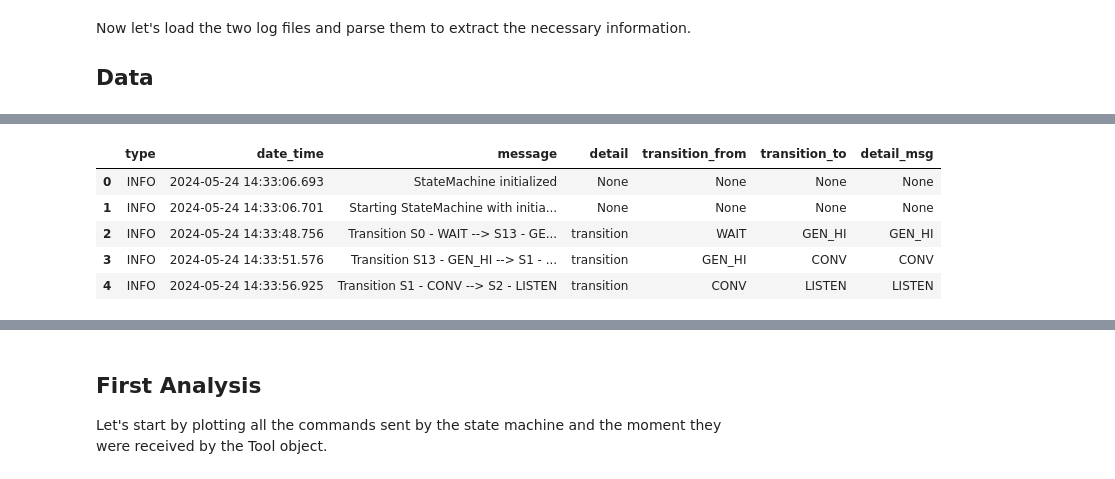
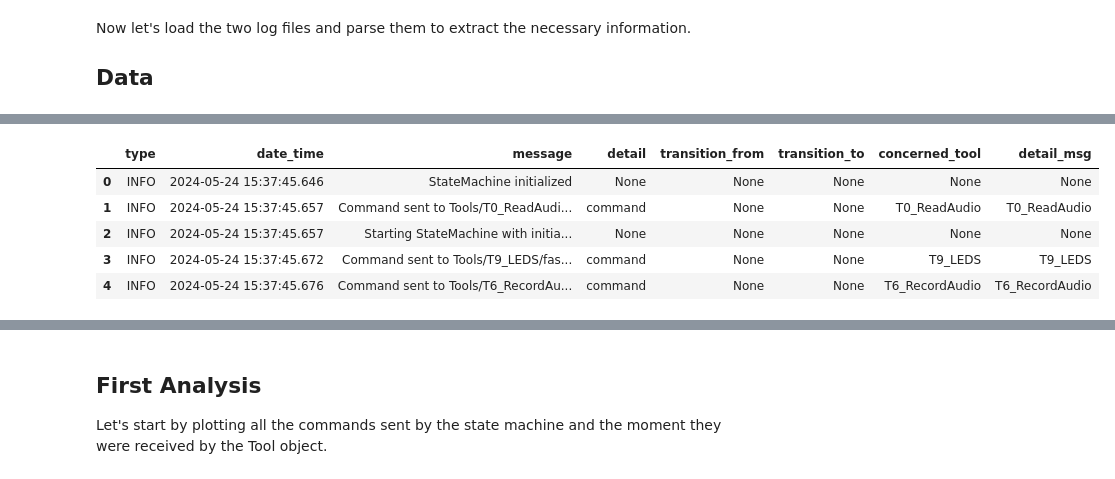
Before and after one commit to eliot-christon/robot-speech-to-speech, a Jupyter notebook: Tools/Evaluation/time_analysis/time_analysis.ipynb, the cells around one changed output, grey strips where cells are left out. Drawn from its saved outputs; the diff is of its cells as text; code cells hidden in the pictures.

```diff
--- a/Tools/Evaluation/time_analysis/time_analysis.ipynb
+++ b/Tools/Evaluation/time_analysis/time_analysis.ipynb
@@ -96,42 +96,45 @@ log_tool_df.head()
 
 def parse_tool_message(message):
     possible_tools = {"T0_ReadAudio", "T1_PersonRecognition", "T2_TextGeneration", "T3_TTS", "T4_ActionSelection", "T5_PerformAction", "T6_RecordAudio", "T7_CaptureImages", "T8_STT", "T9_LEDS", "T10_RetrieveAndAugment"}
     for tool in possible_tools:
         if tool in message:
             return tool
     return None
 
 log_tool_df["detail"] = np.where(log_tool_df["message"].str.contains("Executing command: stop"), "stop",
                                  np.where(log_tool_df["message"].str.contains("Executing command: start"), "start",
                                           np.where(log_tool_df["message"].str.contains("Finished."), "end",
                                           None)))
 log_tool_df["concerned_tool"] = log_tool_df["message"].apply(lambda x: parse_tool_message(x))
 log_tool_df["detail_msg"] = log_tool_df["concerned_tool"]
 
 # add column detail to log_sm_df with
 # - "transition" if "Transition" in message
 # add column transition_from and transition_to with the from and to states
 
 def parse_transition_message(message):
     if not 'Transition' in message:
         return None, None
     parts = message.split()
     return parts[3], parts[7]
 
-log_sm_df["detail"] = np.where(log_sm_df["message"].str.contains("Transition"), "transition", None)
+# transition if Transition in message, Command if Command in message
+log_sm_df["detail"] = np.where(log_sm_df["message"].str.contains("Transition"), "transition",
+                                 np.where(log_sm_df["message"].str.contains("Command"), "command",None))
 log_sm_df["transition_from"] = log_sm_df["message"].apply(lambda x: parse_transition_message(x)[0] if x is not None else None)
 log_sm_df["transition_to"] = log_sm_df["message"].apply(lambda x: parse_transition_message(x)[1] if x is not None else None)
-# detail_msg column being transition FROM - TO if detail is transition
-log_sm_df["detail_msg"] = log_sm_df["transition_to"]
+log_sm_df["concerned_tool"] = log_sm_df["message"].apply(lambda x: parse_tool_message(x))
+# detail_msg column being transition TO if detail is transition, else the concerned tool
+log_sm_df["detail_msg"] = np.where(log_sm_df["detail"] == "transition", log_sm_df["transition_to"], log_sm_df["concerned_tool"])
 
 log_sm_df.head()
 # %% [output]
-|  | type | date_time | message | detail | transition_from | transition_to | detail_msg |
-| 0 | INFO | 2024-05-24 14:33:06.693 | StateMachine initialized | None | None | None | None |
-| 1 | INFO | 2024-05-24 14:33:06.701 | Starting StateMachine with initia... | None | None | None | None |
-| 2 | INFO | 2024-05-24 14:33:48.756 | Transition S0 - WAIT --> S13 - GE... | transition | WAIT | GEN_HI | GEN_HI |
-| 3 | INFO | 2024-05-24 14:33:51.576 | Transition S13 - GEN_HI --> S1 - ... | transition | GEN_HI | CONV | CONV |
-| 4 | INFO | 2024-05-24 14:33:56.925 | Transition S1 - CONV --> S2 - LISTEN | transition | CONV | LISTEN | LISTEN |
+|  | type | date_time | message | detail | transition_from | transition_to | concerned_tool | detail_msg |
+| 0 | INFO | 2024-05-24 15:37:45.646 | StateMachine initialized | None | None | None | None | None |
+| 1 | INFO | 2024-05-24 15:37:45.657 | Command sent to Tools/T0_ReadAudi... | command | None | None | T0_ReadAudio | T0_ReadAudio |
+| 2 | INFO | 2024-05-24 15:37:45.657 | Starting StateMachine with initia... | None | None | None | None | None |
+| 3 | INFO | 2024-05-24 15:37:45.672 | Command sent to Tools/T9_LEDS/fas... | command | None | None | T9_LEDS | T9_LEDS |
+| 4 | INFO | 2024-05-24 15:37:45.676 | Command sent to Tools/T6_RecordAu... | command | None | None | T6_RecordAudio | T6_RecordAudio |
 # %%
 log_sm_tempdf = log_sm_df.copy()
 log_tool_tempdf = log_tool_df.copy()
```
Also changed, not shown: parts of 8 cells of this notebook, 2 other files.
